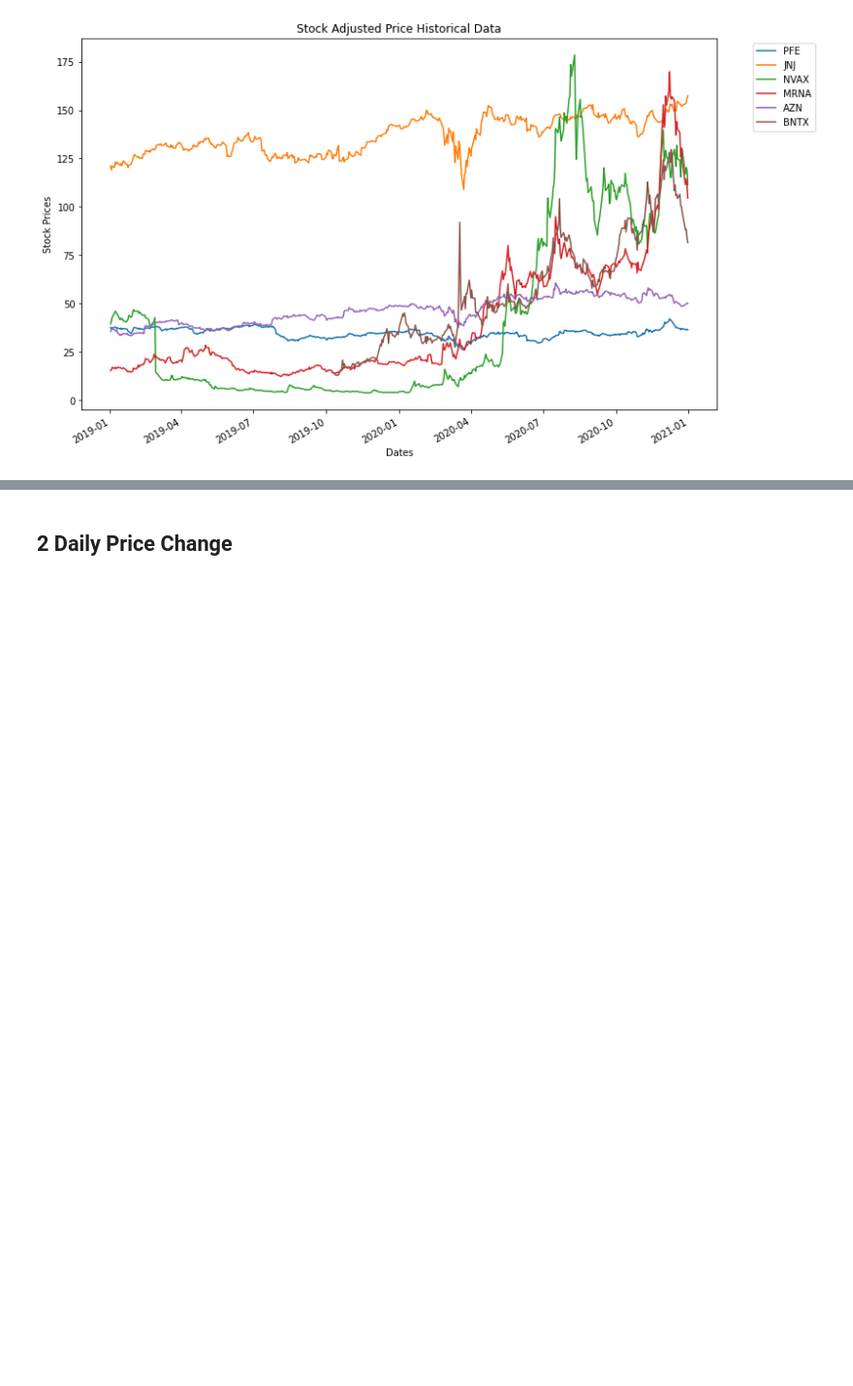
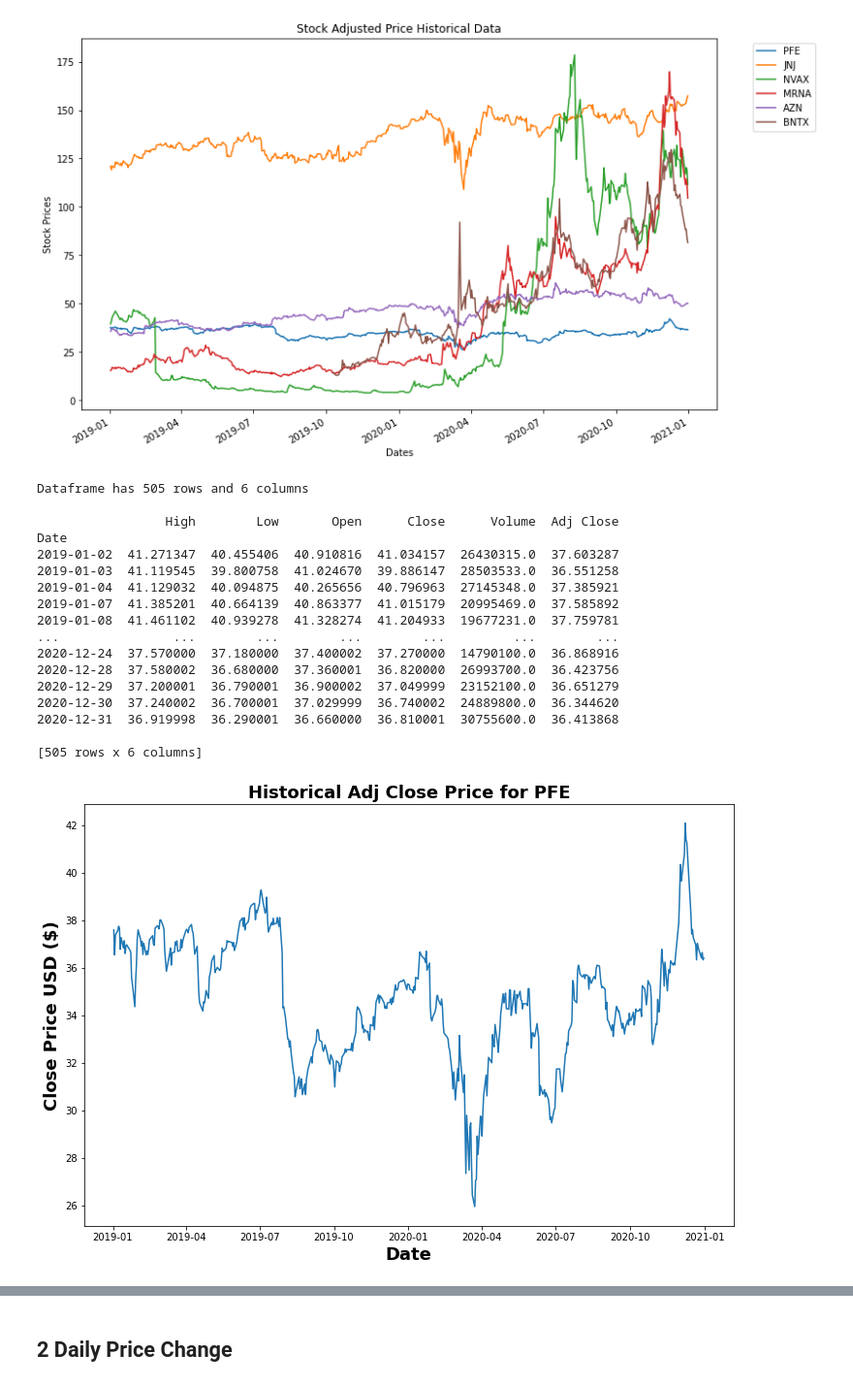
Before and after one commit to davidrtorres/Model-5-Stock-Price-Forecasting, a Jupyter notebook: Stocks_Capstone_2-1-21.ipynb, the cells around one changed output, grey strips where cells are left out. Shown at 97% size. Drawn from its saved outputs; the diff is of its cells as text; code cells hidden in the pictures; blank space fills up the shorter version.

```diff
--- a/Stocks_Capstone_2-1-21.ipynb
+++ b/Stocks_Capstone_2-1-21.ipynb
@@ -137,3 +137,24 @@ df_1
 | 2020-12-31 | 36.413868 | 157.380005 | 111.510002 | 104.470001 | 49.990002 | 81.519997 |
 505 rows × 6 columns
 [figure]
+# %%
+df_1 = single_stock_data('PFE', start='2019',end='2021',plot=True,stock_value='Adj Close')
+# %% [output]
+Dataframe has 505 rows and 6 columns
+
+                 High        Low       Open      Close      Volume  Adj Close
+Date
+2019-01-02  41.271347  40.455406  40.910816  41.034157  26430315.0  37.603287
+2019-01-03  41.119545  39.800758  41.024670  39.886147  28503533.0  36.551258
+2019-01-04  41.129032  40.094875  40.265656  40.796963  27145348.0  37.385921
+2019-01-07  41.385201  40.664139  40.863377  41.015179  20995469.0  37.585892
+2019-01-08  41.461102  40.939278  41.328274  41.204933  19677231.0  37.759781
+...               ...        ...        ...        ...         ...        ...
+2020-12-24  37.570000  37.180000  37.400002  37.270000  14790100.0  36.868916
+2020-12-28  37.580002  36.680000  37.360001  36.820000  26993700.0  36.423756
+2020-12-29  37.200001  36.790001  36.900002  37.049999  23152100.0  36.651279
+2020-12-30  37.240002  36.700001  37.029999  36.740002  24889800.0  36.344620
+2020-12-31  36.919998  36.290001  36.660000  36.810001  30755600.0  36.413868
+
+[505 rows x 6 columns]
+[figure, added]
```
Also changed, not shown: parts of 36 cells of this notebook, 2 other files.
